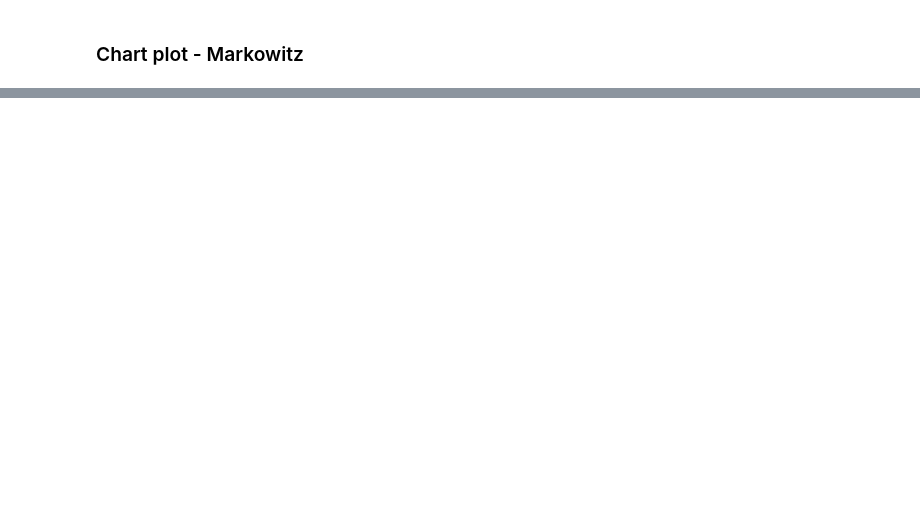
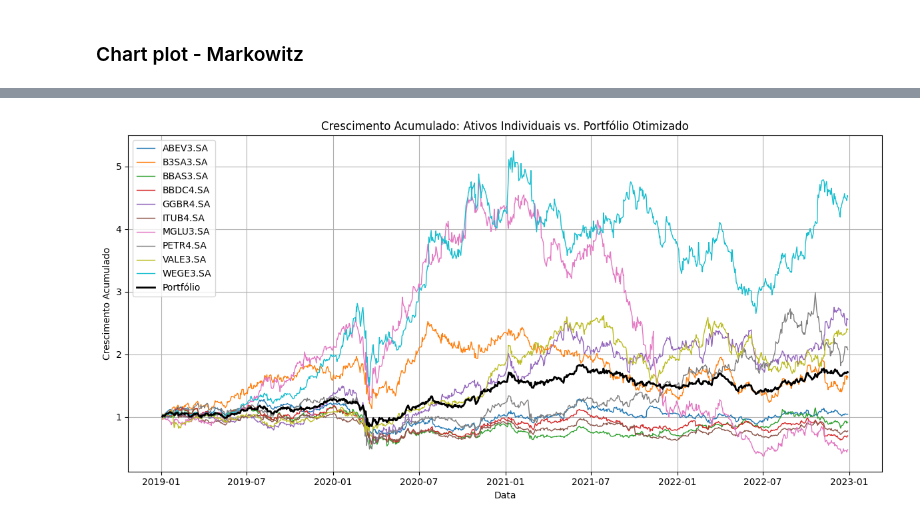
Before and after one commit to maronect/deep_learning_finance, a Jupyter notebook: notebooks/01-markowitz_optimization.ipynb, the cells around one changed output, grey strips where cells are left out. Cells and saved outputs as stored; diff of their text form; code cells hidden in the pictures; blank space fills up the shorter version.

```diff
--- a/notebooks/01-markowitz_optimization.ipynb
+++ b/notebooks/01-markowitz_optimization.ipynb
@@ -41,0 +140,4 @@ plot_time_serie(daily_returns, optimized_weights=weights_sharpe)
+# %%
+plot_time_serie(daily_returns, optimized_weights=weights_markowitz) # esse mean_returns tem que ser pd.DataFrame
+# %% [output]
+[figure, added]
```
Also changed, not shown: parts of 16 cells of this notebook.
